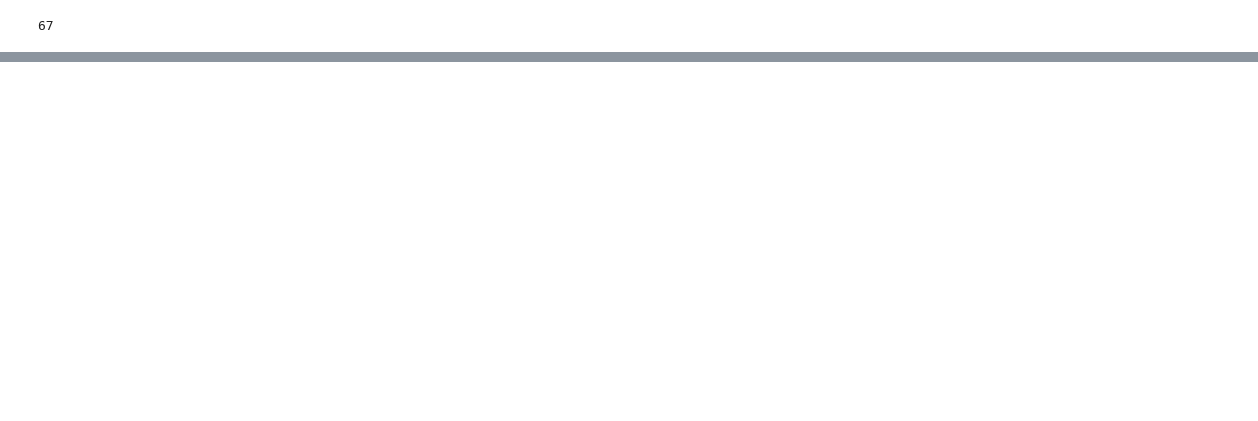
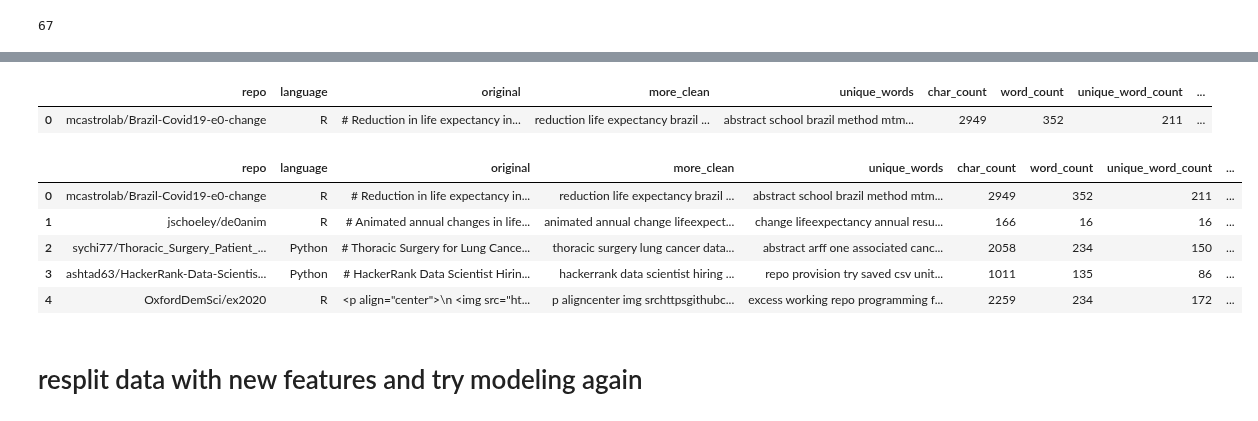
Before and after one commit to Two-Guys-and-a-Gal/NLP-Project, a Jupyter notebook: chris_work.ipynb, the cells around one changed output, grey strips where cells are left out. Saved outputs shown, nothing was run; the diff lists cells and outputs as text; code cells hidden in the pictures; blank space fills up the shorter version.

```diff
--- a/chris_work.ipynb
+++ b/chris_work.ipynb
@@ -887,0 +878,41 @@ plt.legend().set_visible(False)
+# %%
+df.head(1)
+# %% [output]
+|  | repo | language | original | more_clean | unique_words | char_count | word_count | unique_word_count | ... |
+| 0 | mcastrolab/Brazil-Covid19-e0-change | R | # Reduction in life expectancy in... | reduction life expectancy brazil ... | abstract school brazil method mtm... | 2949 | 352 | 211 | ... |
+# %%
+def bigram_count(bigrams, language):
+    '''
+    This function takes in a list of bigrams and returns the count of bigrams that are in the languages unique set.
+    '''
+    if language == 'HTML':
+        unique_set = unique_to_html
+    elif language == 'Python':
+        unique_set = unique_to_python
+    elif language == 'R':
+        unique_set = unique_to_r
+    elif language == 'Other':
+        unique_set = unique_to_other
+
+    count= 0
+    for bigram in bigrams:
+        if bigram in unique_set:
+            count +=1
+    return count
+# %%
+df['bigrams'] = df.more_clean.apply(lambda x: pd.Series(nltk.ngrams(x.split(), 2)).values)
+df['python_bigrams'] = df.bigrams.apply(lambda x: bigram_count(x, 'Python'))
+df['html_bigrams'] = df.bigrams.apply(lambda x: bigram_count(x, 'HTML'))
+df['r_bigrams'] = df.bigrams.apply(lambda x: bigram_count(x, 'R'))
+df['other_bigrams'] = df.bigrams.apply(lambda x: bigram_count(x, 'Other'))
+# %%
+df.head()
+# %% [output]
+|  | repo | language | original | more_clean | unique_words | char_count | word_count | unique_word_count | ... |
+| 0 | mcastrolab/Brazil-Covid19-e0-change | R | # Reduction in life expectancy in... | reduction life expectancy brazil ... | abstract school brazil method mtm... | 2949 | 352 | 211 | ... |
+| 1 | jschoeley/de0anim | R | # Animated annual changes in life... | animated annual change lifeexpect... | change lifeexpectancy annual resu... | 166 | 16 | 16 | ... |
+| 2 | sychi77/Thoracic_Surgery_Patient_... | Python | # Thoracic Surgery for Lung Cance... | thoracic surgery lung cancer data... | abstract arff one associated canc... | 2058 | 234 | 150 | ... |
+| 3 | ashtad63/HackerRank-Data-Scientis... | Python | # HackerRank Data Scientist Hirin... | hackerrank data scientist hiring ... | repo provision try saved csv unit... | 1011 | 135 | 86 | ... |
+| 4 | OxfordDemSci/ex2020 | R | <p align="center">\n <img src="ht... | p aligncenter img srchttpsgithubc... | excess working repo programming f... | 2259 | 234 | 172 | ... |
+# %% [markdown]
+# resplit data with new features and try modeling again
```
Also changed, not shown: parts of 38 cells of this notebook, 4 other files.
